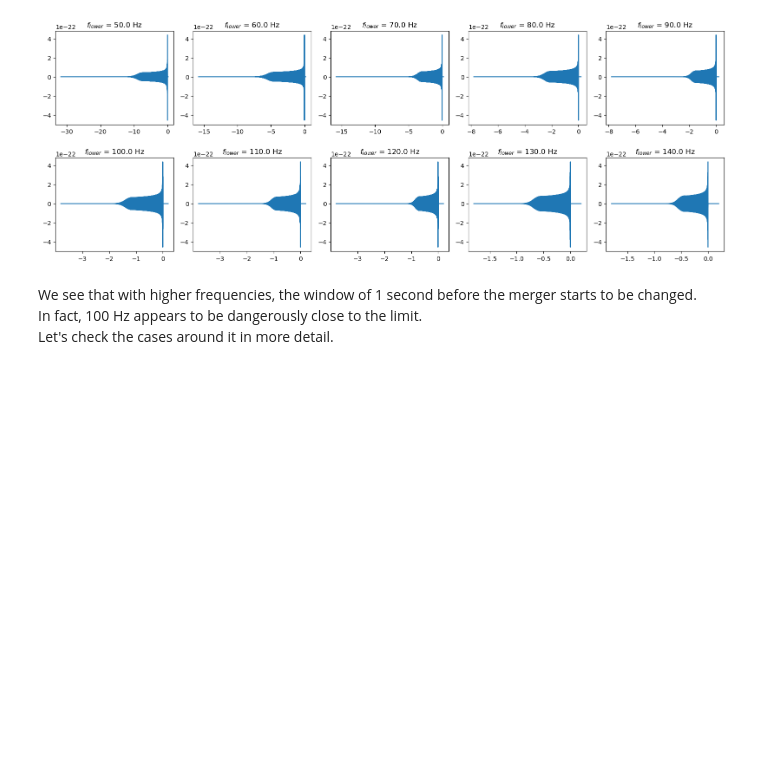
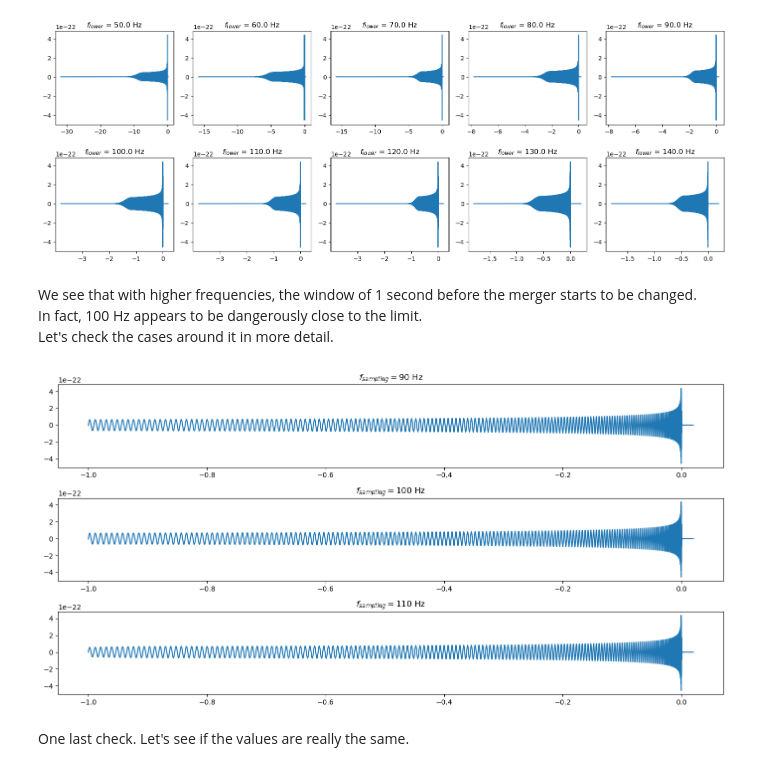
Before and after one commit to tttiago/dataset_generation, a Jupyter notebook: explore_generation_params.ipynb, the cells around one changed output. Saved outputs shown, nothing was run; the diff lists cells and outputs as text; code cells hidden in the pictures; blank space fills up the shorter version.

```diff
--- a/explore_generation_params.ipynb
+++ b/explore_generation_params.ipynb
@@ -85,6 +85,16 @@ We can see that we are starting the simulation way too soon, as we have, respect
 Waveforms with the same mass but different sample rates start and end at the same time.
 # %% [markdown]
 Now, let's test different `f_lower` values.
+# %%
+config = {
+    'approximant': "IMRPhenomPv2",
+    'mass1': 2.0,
+    'mass2': 2.0,
+    'distance': 100,
+    'inclination': 0.0,
+    'sample_rate': 1024,
+    'freq_lower': None
+}
 # %%
 config['sample_rate'] = 1024
 freqs = np.linspace(10, 100, 10)
@@ -231,3 +241,14 @@ fig.tight_layout()
 We see that with higher frequencies, the window of 1 second before the merger starts to be changed.
 In fact, 100 Hz appears to be dangerously close to the limit.
 Let's check the cases around it in more detail.
+# %%
+fig, axs = plt.subplots(3, 1, figsize=(14, 7))
+for ith_ax, ax in enumerate(axs.flatten()):
+    axs[ith_ax].plot(*get_waveform_slice(hps3[ith_ax+4], end=0.02))
+    axs[ith_ax].set_title("$f_{sampling} = $" f"{freqs[ith_ax+4]:.0f} Hz")
+for ax in axs: ax.set_ylim(axs[0].get_ylim())
+fig.tight_layout()
+# %% [output]
+[figure, added]
+# %% [markdown]
+One last check. Let's see if the values are really the same.
```
Also changed, not shown: parts of 20 cells of this notebook.
